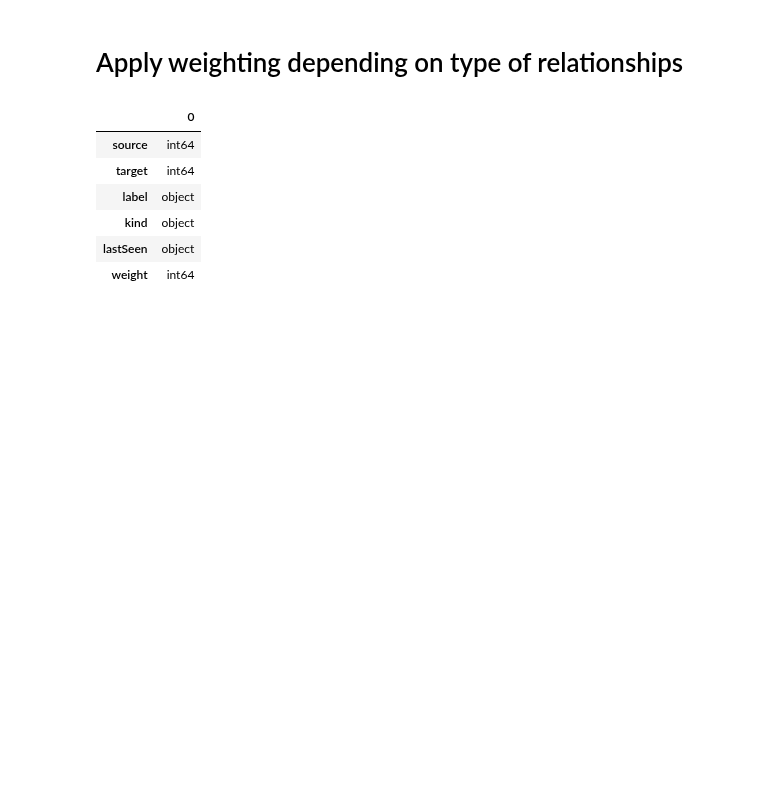
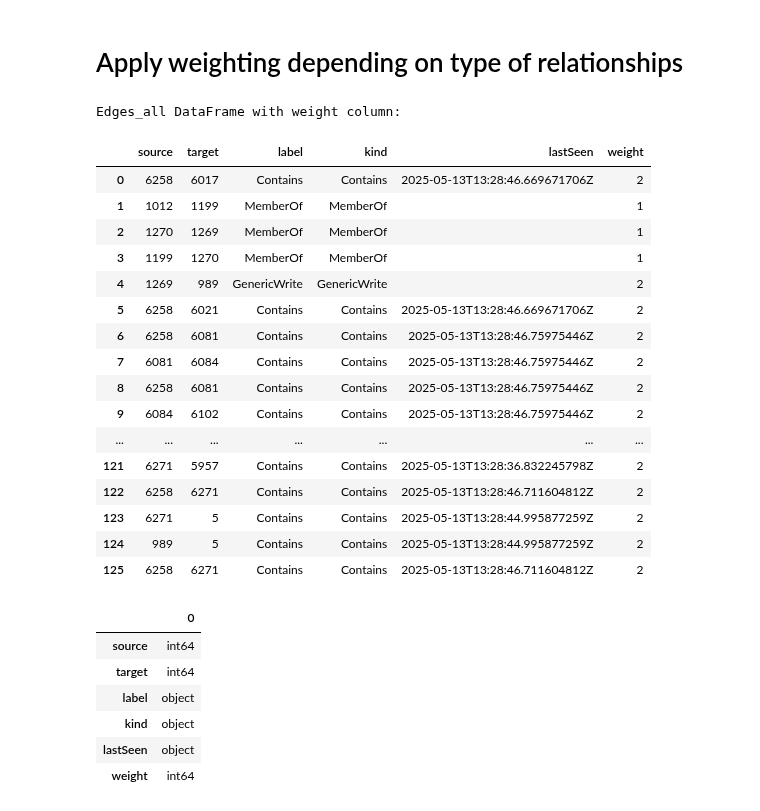
Before and after one commit to markajbell/BH, a Jupyter notebook: Import.ipynb, the cells around one changed output. Cells and saved outputs as stored; diff of their text form; code cells hidden in the pictures; blank space fills up the shorter version.

```diff
--- a/Import.ipynb
+++ b/Import.ipynb
@@ -138,34 +142,53 @@ def assign_weight(label):
     elif label == "Contains":
         return 2
     elif label == "DCSync":
         return 8
     elif label == "WriteDacl":
         return 5
     elif label == "WriteOwner":
         return 7
     elif label == "AddKeyCredentialLink":
         return 6
     elif label == "AdminTo":
         return 8
     elif label == "MemberOf":
         return 1
     elif label == "CanPSRemote":
         return 2
     elif label == "ExecuteDCOM":
         return 2
     elif label == "GPLink":
         return 3
     elif label == "tier0":
         return 20
     else:
         return 1 # Default weight for other labels
 
 edges_all['weight'] = edges_all['label'].apply(assign_weight)
 
 # Display the updated edges_all DataFrame with the 'weight' column
 print("\nEdges_all DataFrame with weight column:")
 edges_all
-clear_output()
+#clear_output()
+# %% [output]
+Edges_all DataFrame with weight column:
+|  | source | target | label | kind | lastSeen | weight |
+| 0 | 6258 | 6017 | Contains | Contains | 2025-05-13T13:28:46.669671706Z | 2 |
+| 1 | 1012 | 1199 | MemberOf | MemberOf |  | 1 |
+| 2 | 1270 | 1269 | MemberOf | MemberOf |  | 1 |
+| 3 | 1199 | 1270 | MemberOf | MemberOf |  | 1 |
+| 4 | 1269 | 989 | GenericWrite | GenericWrite |  | 2 |
+| 5 | 6258 | 6021 | Contains | Contains | 2025-05-13T13:28:46.669671706Z | 2 |
+| 6 | 6258 | 6081 | Contains | Contains | 2025-05-13T13:28:46.75975446Z | 2 |
+| 7 | 6081 | 6084 | Contains | Contains | 2025-05-13T13:28:46.75975446Z | 2 |
+| 8 | 6258 | 6081 | Contains | Contains | 2025-05-13T13:28:46.75975446Z | 2 |
+| 9 | 6084 | 6102 | Contains | Contains | 2025-05-13T13:28:46.75975446Z | 2 |
+| ... | ... | ... | ... | ... | ... | ... |
+| 121 | 6271 | 5957 | Contains | Contains | 2025-05-13T13:28:36.832245798Z | 2 |
+| 122 | 6258 | 6271 | Contains | Contains | 2025-05-13T13:28:46.711604812Z | 2 |
+| 123 | 6271 | 5 | Contains | Contains | 2025-05-13T13:28:44.995877259Z | 2 |
+| 124 | 989 | 5 | Contains | Contains | 2025-05-13T13:28:44.995877259Z | 2 |
+| 125 | 6258 | 6271 | Contains | Contains | 2025-05-13T13:28:46.711604812Z | 2 |
 # %%
 edges_all.dtypes
 # %% [output]
```
Also changed, not shown: parts of 60 cells of this notebook.
